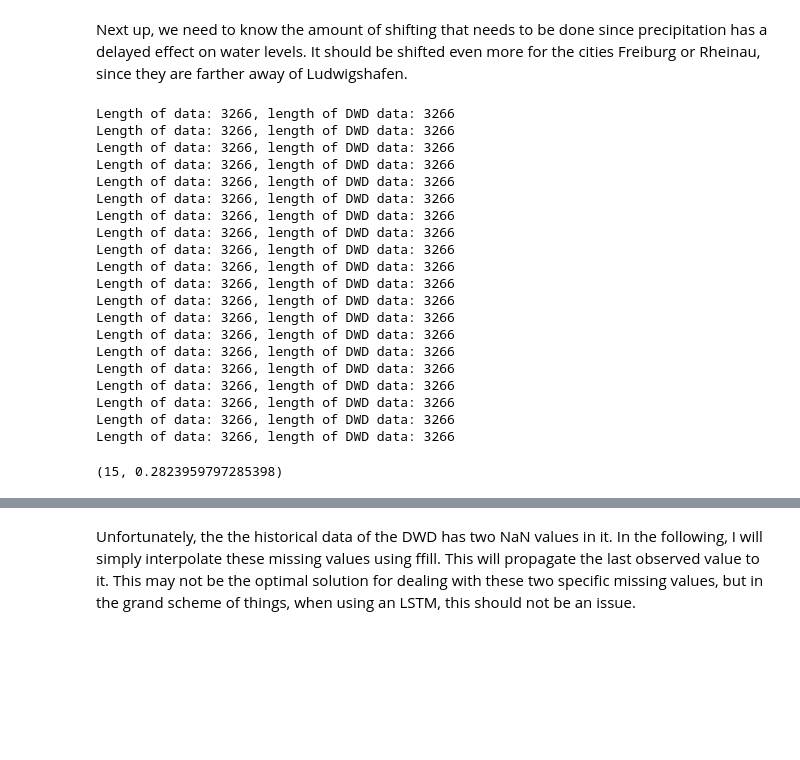
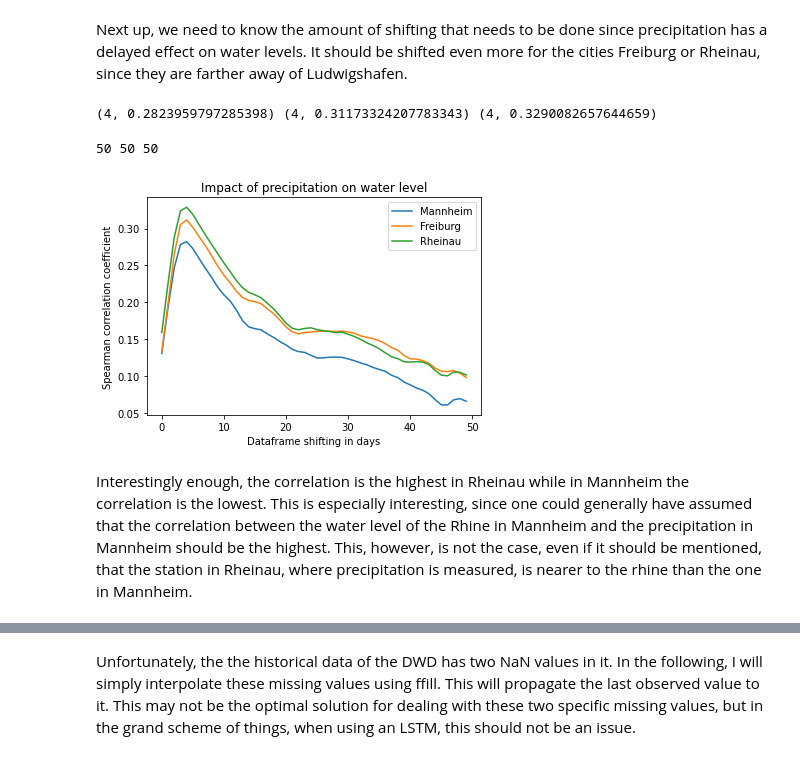
Before and after one commit to AJWarnke/datascienceml2022, a Jupyter notebook: network-DWD.ipynb, the cells around one changed output, grey strips where cells are left out. Drawn from its saved outputs; the diff is of its cells as text; code cells hidden in the pictures; blank space fills up the shorter version.

Commit message:
Plot correlation between precipitation and shifting

```diff
--- a/network-DWD.ipynb
+++ b/network-DWD.ipynb
@@ -311,14 +310,13 @@ def edit_dataframe(prec_historical, prec_recent):
 # %%
 def get_best_shift(nmbr_shifts, df_recent, df_hist):
     totals = []
-    while nmbr_shifts > 0:
-        recent_shift = df_recent.loc[df_recent['date'].between(inter_startdate-timedelta(days=nmbr_shifts), enddate-timedelta(days=nmbr_shifts), inclusive=True)]
-        hist_shift = df_hist.loc[df_hist['date'].between(startdate-timedelta(days=nmbr_shifts), inter_enddate-timedelta(days=nmbr_shifts), inclusive=True)]
+    for i in range(1, nmbr_shifts+1):
+        recent_shift = df_recent.loc[df_recent['date'].between(inter_startdate-timedelta(days=i), enddate-timedelta(days=i), inclusive=True)]
+        hist_shift = df_hist.loc[df_hist['date'].between(startdate-timedelta(days=i), inter_enddate-timedelta(days=i), inclusive=True)]
         recent_shift = recent_shift.fillna(method='ffill')
         hist_shift = hist_shift.fillna(method='ffill')
         x = edit_dataframe(hist_shift, recent_shift)
         totals.append(x)
-        nmbr_shifts -= 1
 
 
     best = []
@@ -326,31 +324,32 @@ def get_best_shift(nmbr_shifts, df_recent, df_hist):
         cor = precipitation['precipitation_height'].corr(df['level'], method='spearman')
         best.append(cor)
     index, element = max(enumerate(best), key=itemgetter(1))
-    return index, element
+    return (index, element), best
-# %%
-get_best_shift(20, precipitation_ma_recent, precipitation_ma_historical)
-# %% [output]
-Length of data: 3266, length of DWD data: 3266
-Length of data: 3266, length of DWD data: 3266
-Length of data: 3266, length of DWD data: 3266
-Length of data: 3266, length of DWD data: 3266
-Length of data: 3266, length of DWD data: 3266
-Length of data: 3266, length of DWD data: 3266
-Length of data: 3266, length of DWD data: 3266
-Length of data: 3266, length of DWD data: 3266
-Length of data: 3266, length of DWD data: 3266
-Length of data: 3266, length of DWD data: 3266
-Length of data: 3266, length of DWD data: 3266
-Length of data: 3266, length of DWD data: 3266
-Length of data: 3266, length of DWD data: 3266
-Length of data: 3266, length of DWD data: 3266
-Length of data: 3266, length of DWD data: 3266
-Length of data: 3266, length of DWD data: 3266
-Length of data: 3266, length of DWD data: 3266
-Length of data: 3266, length of DWD data: 3266
-Length of data: 3266, length of DWD data: 3266
-Length of data: 3266, length of DWD data: 3266
-(15, 0.2823959797285398)
+# %%
+index_ma, cor_array_ma = get_best_shift(50, precipitation_ma_recent, precipitation_ma_historical)
+index_frei, cor_array_frei = get_best_shift(50, precipitation_frei_recent, precipitation_frei_historical)
+index_rhei, cor_array_rhei = get_best_shift(50, precipitation_rheinau_recent, precipitation_rheinau_historical)
+# %%
+print(index_ma, index_frei, index_rhei)
+# %% [output]
+(4, 0.2823959797285398) (4, 0.31173324207783343) (4, 0.3290082657644659)
+# %%
+print(len(cor_array_ma), len(cor_array_frei), len(cor_array_rhei))
+# %% [output]
+50 50 50
+# %%
+plt.plot(np.arange(len(cor_array_ma)), cor_array_ma, label='Mannheim')
+plt.plot(np.arange(len(cor_array_frei)), cor_array_frei, label='Freiburg')
+plt.plot(np.arange(len(cor_array_rhei)), cor_array_rhei, label='Rheinau')
+plt.xlabel('Dataframe shifting in days')
+plt.ylabel('Spearman correlation coefficient')
+plt.legend()
+plt.title('Impact of precipitation on water level')
+plt.savefig(path + 'correlation.png')
+# %% [output]
+[figure, added]
+# %% [markdown]
+Interestingly enough, the correlation is the highest in Rheinau while in Mannheim the correlation is the lowest. This is especially interesting, since one could generally have assumed that the correlation between the water level of the Rhine in Mannheim and the precipitation in Mannheim should be the highest. This, however, is not the case, even if it should be mentioned, that the station in Rheinau, where precipitation is measured, is nearer to the rhine than the one in Mannheim.
 # %%
 precipitation_ma_historical = precipitation_ma_historical.loc[precipitation_ma_historical['date'].between(startdate-timedelta(days=1), inter_enddate-timedelta(days=1), inclusive=True)]
 precipitation_ma_recent = precipitation_ma_recent.loc[precipitation_ma_recent['date'].between(inter_startdate-timedelta(days=1), enddate-timedelta(days=1), inclusive=True)]
```
Also changed, not shown: parts of 41 cells of this notebook.
